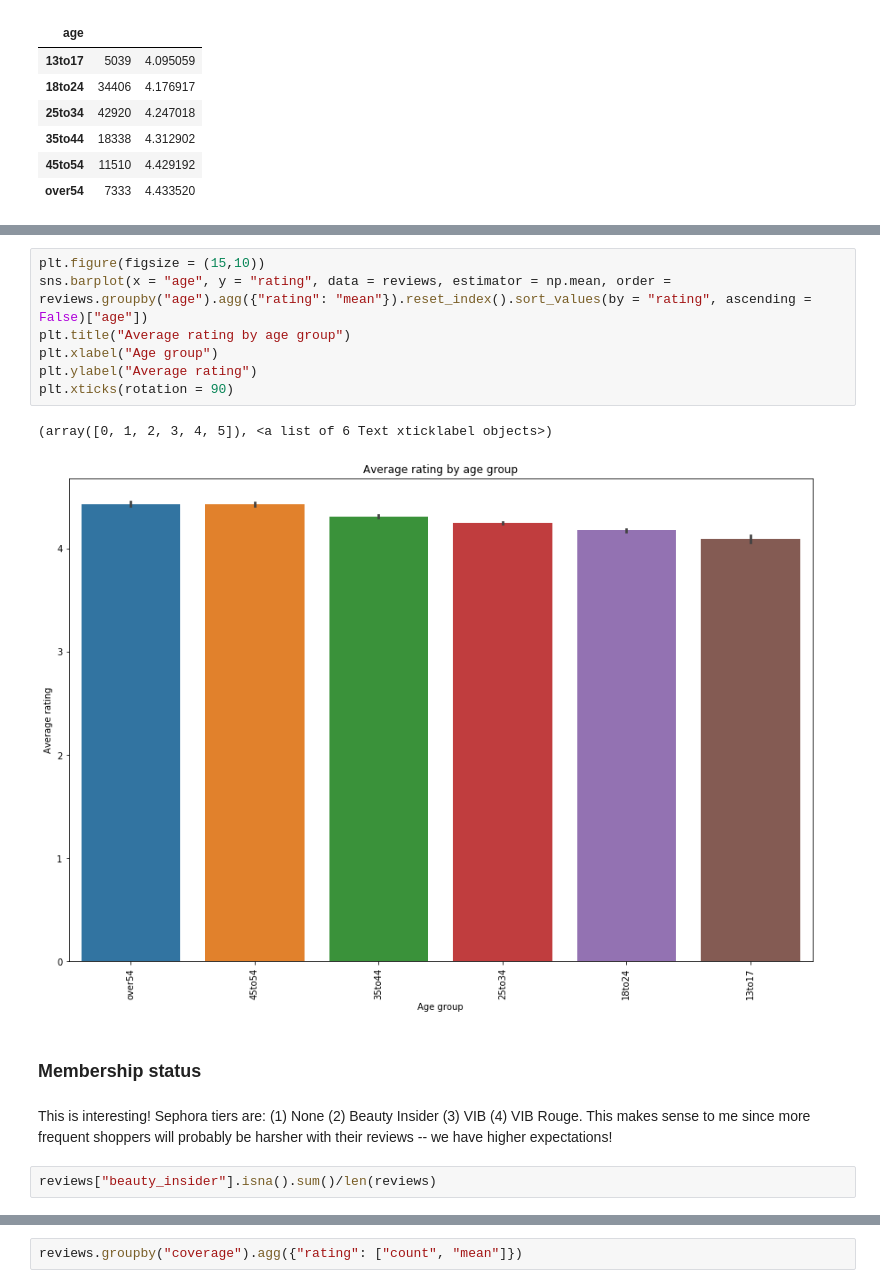
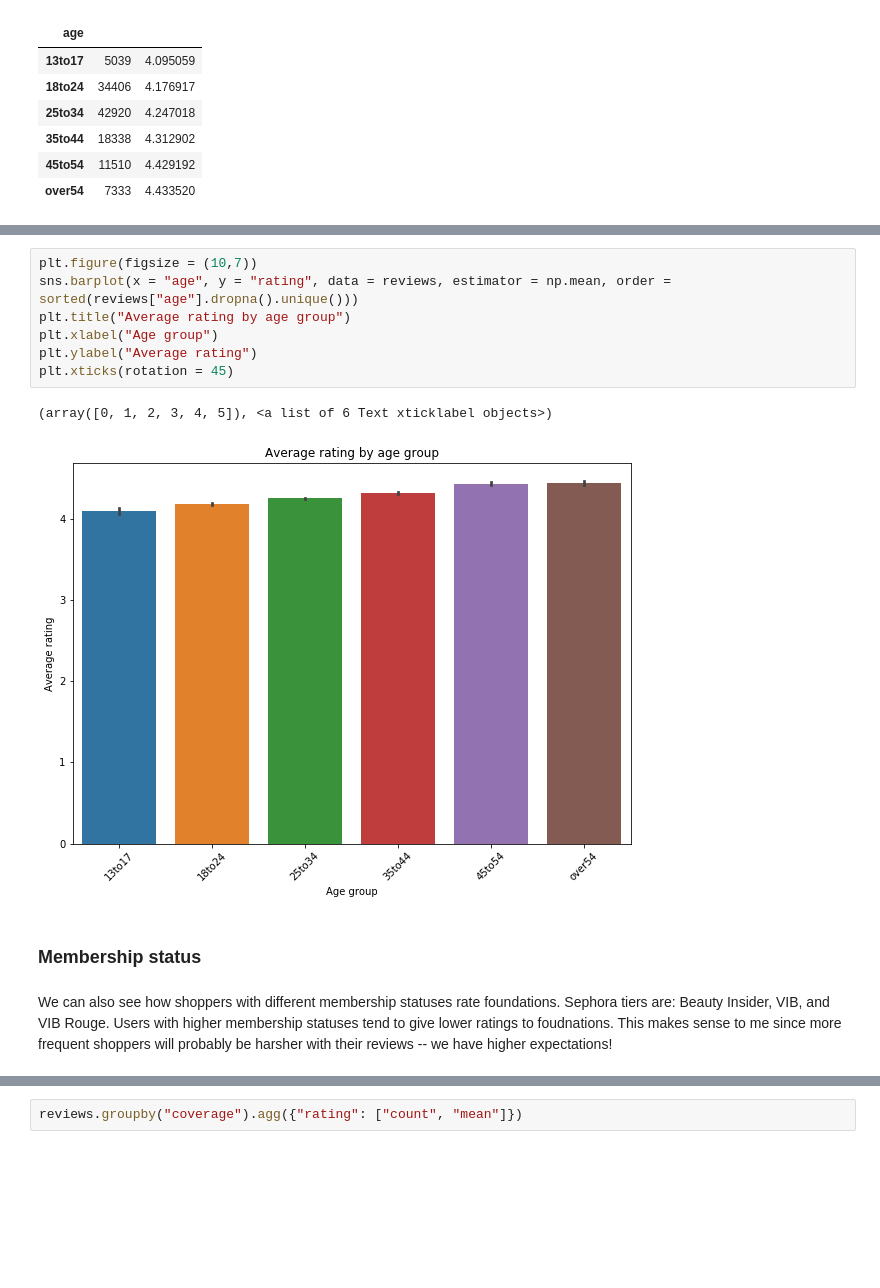
Before and after one commit to stellahkim93/Sephora, a Jupyter notebook: Sephora_Analysis.ipynb, the cells around one changed output, grey strips where cells are left out. Saved outputs shown, nothing was run; the diff lists cells and outputs as text; blank space fills up the shorter version.

```diff
--- a/Sephora_Analysis.ipynb
+++ b/Sephora_Analysis.ipynb
@@ -383,20 +623,18 @@ plt.xticks(rotation = 90)
 # %%
-plt.figure(figsize = (15,10))
-sns.barplot(x = "age", y = "rating", data = reviews, estimator = np.mean, order = reviews.groupby("age").agg({"rating": "mean"}).reset_index().sort_values(by = "rating", ascending = False)["age"])
+plt.figure(figsize = (10,7))
+sns.barplot(x = "age", y = "rating", data = reviews, estimator = np.mean, order = sorted(reviews["age"].dropna().unique()))
 plt.title("Average rating by age group")
 plt.xlabel("Age group")
 plt.ylabel("Average rating")
-plt.xticks(rotation = 90)
+plt.xticks(rotation = 45)
 # %% [output]
 (array([0, 1, 2, 3, 4, 5]), <a list of 6 Text xticklabel objects>)
-[figure, old version]
+[figure, new version]
 # %% [markdown]
 <a id = "membership_status"></a>
 
 ### Membership status
 # %% [markdown]
-This is interesting! Sephora tiers are: (1) None (2) Beauty Insider (3) VIB (4) VIB Rouge. This makes sense to me since more frequent shoppers will probably be harsher with their reviews -- we have higher expectations!
+We can also see how shoppers with different membership statuses rate foundations. Sephora tiers are: Beauty Insider, VIB, and VIB Rouge. Users with higher membership statuses tend to give lower ratings to foudnations. This makes sense to me since more frequent shoppers will probably be harsher with their reviews -- we have higher expectations!
-# %%
-reviews["beauty_insider"].isna().sum()/len(reviews)
 # %%
 reviews.groupby("beauty_insider").agg({"rating": "mean"})
```
Also changed, not shown: parts of 176 cells of this notebook.
